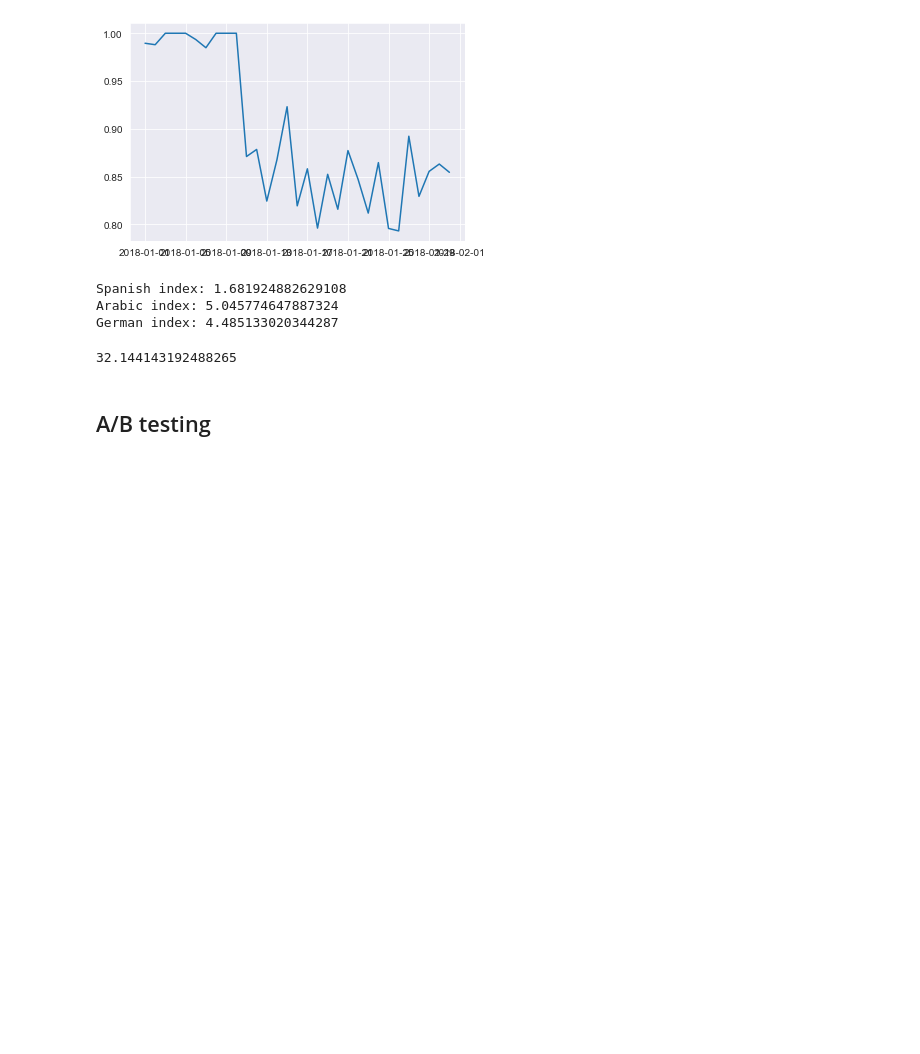
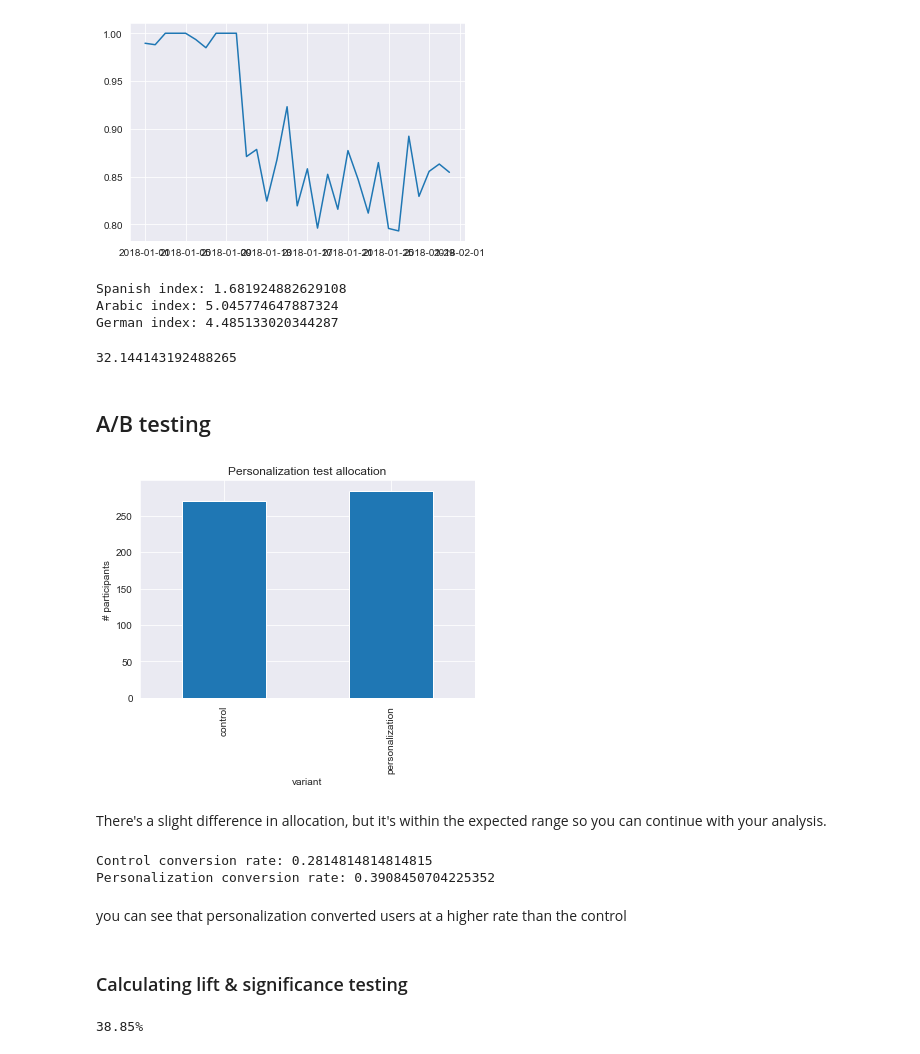
Before and after one commit to Stankevix/Marketing-Analytics-with-Python, a Jupyter notebook: Analyzing Marketing Campaigns with pandas/marketing_analysis.ipynb, the cells around one changed output. Cells and saved outputs as stored; diff of their text form; code cells hidden in the pictures; blank space fills up the shorter version.

```diff
--- a/Analyzing Marketing Campaigns with pandas/marketing_analysis.ipynb
+++ b/Analyzing Marketing Campaigns with pandas/marketing_analysis.ipynb
@@ -589,3 +590,55 @@ print(lost_subs)
 32.144143192488265
 # %% [markdown]
 ## A/B testing
+# %%
+# Subset the DataFrame
+email = marketing[marketing['marketing_channel']=='Email']
+
+# Group the email DataFrame by variant
+alloc = email.groupby(['variant'])['user_id'].nunique()
+
+# Plot a bar chart of the test allocation
+alloc.plot(kind='bar')
+plt.title('Personalization test allocation')
+plt.ylabel('# participants')
+plt.show()
+# %% [output]
+[figure, added]
+# %% [markdown]
+ There's a slight difference in allocation, but it's within the expected range so you can continue with your analysis.
+# %%
+# Group marketing by user_id and variant
+subscribers = email.groupby(['user_id',
+                             'variant'])['converted'].max()
+subscribers_df = pd.DataFrame(subscribers.unstack(level=1))
+
+# Drop missing values from the control column
+control = subscribers_df['control'].dropna()
+
+# Drop missing values from the personalization column
+personalization = subscribers_df['personalization'].dropna()
+
+print('Control conversion rate:', np.mean(control))
+print('Personalization conversion rate:', np.mean(personalization))
+# %% [output]
+Control conversion rate: 0.2814814814814815
+Personalization conversion rate: 0.3908450704225352
+# %% [markdown]
+you can see that personalization converted users at a higher rate than the control
+# %% [markdown]
+### Calculating lift & significance testing
+# %%
+def lift(a,b):
+    # Calcuate the mean of a and b
+    a_mean = np.mean(a)
+    b_mean = np.mean(b)
+
+    # Calculate the lift using a_mean and b_mean
+    lift = (b_mean-a_mean)/a_mean
+
+    return str(round(lift*100, 2)) + '%'
+
+# Print lift() with control and personalization as inputs
+print(lift(control, personalization))
+# %% [output]
+38.85%
```
Also changed, not shown: parts of 9 cells of this notebook, 6 other files.
